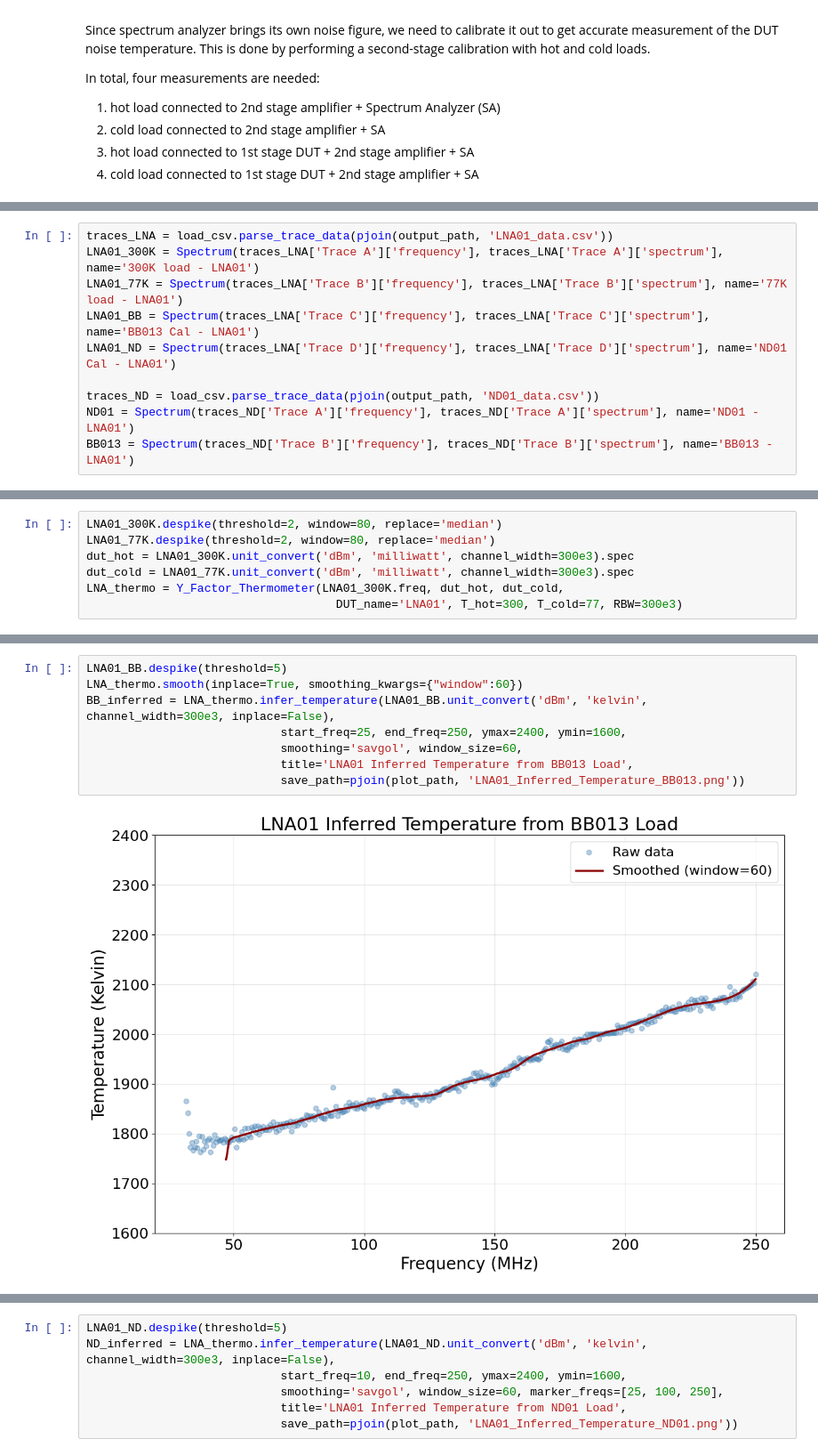
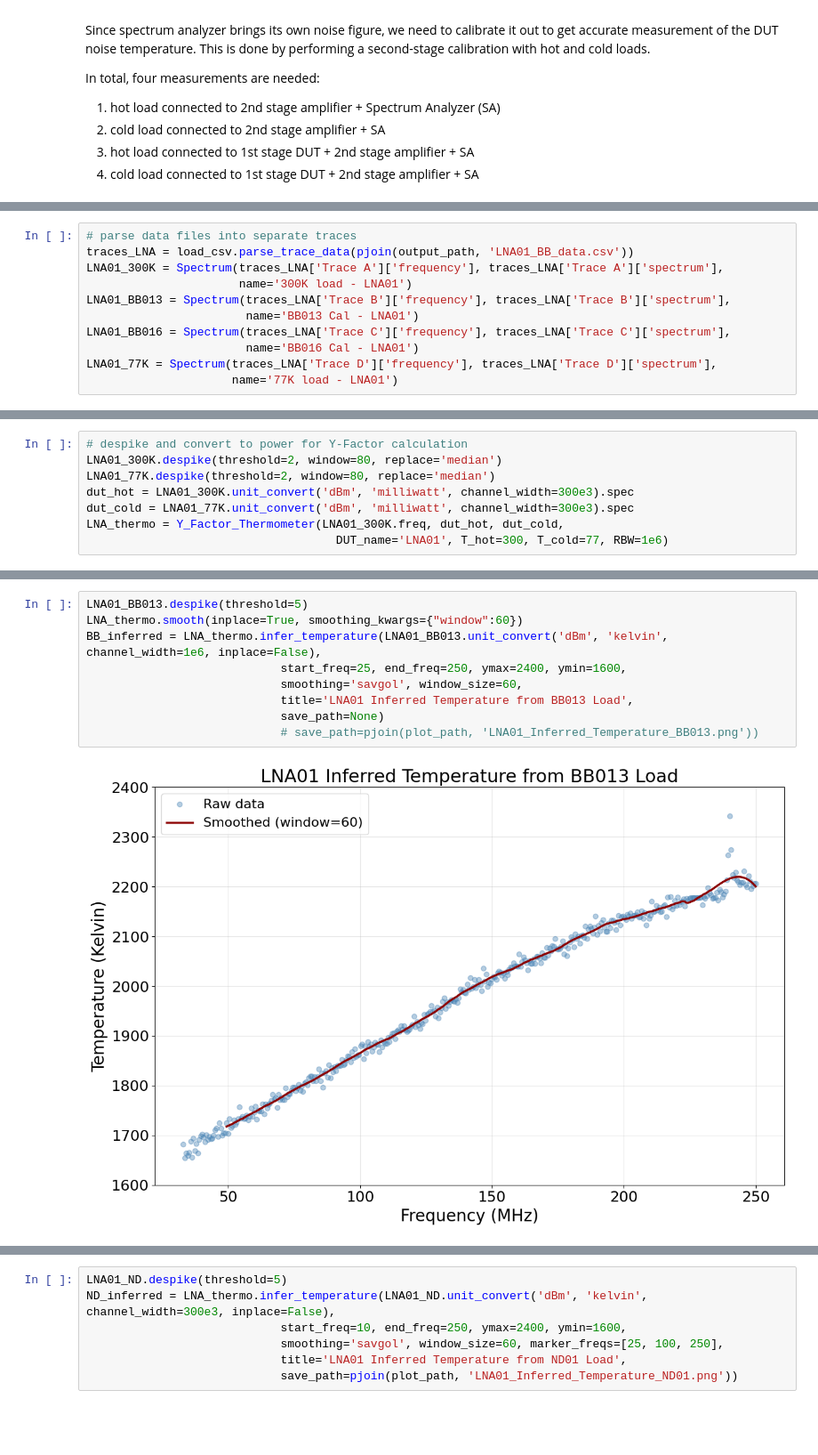
Before and after one commit to alhosani-abdulla/Highz-EXP, a Jupyter notebook: notebooks/Y_factor.ipynb, the cells around one changed output, grey strips where cells are left out. Shown at 89% size. Saved outputs shown, nothing was run; the diff lists cells and outputs as text; blank space fills up the shorter version.

```diff
--- a/notebooks/Y_factor.ipynb
+++ b/notebooks/Y_factor.ipynb
@@ -88,13 +89,14 @@ Split complete:
 # %%
-traces_LNA = load_csv.parse_trace_data(pjoin(output_path, 'LNA01_data.csv'))
-LNA01_300K = Spectrum(traces_LNA['Trace A']['frequency'], traces_LNA['Trace A']['spectrum'], name='300K load - LNA01')
-LNA01_77K = Spectrum(traces_LNA['Trace B']['frequency'], traces_LNA['Trace B']['spectrum'], name='77K load - LNA01')
-LNA01_BB = Spectrum(traces_LNA['Trace C']['frequency'], traces_LNA['Trace C']['spectrum'], name='BB013 Cal - LNA01')
-LNA01_ND = Spectrum(traces_LNA['Trace D']['frequency'], traces_LNA['Trace D']['spectrum'], name='ND01 Cal - LNA01')
-
-traces_ND = load_csv.parse_trace_data(pjoin(output_path, 'ND01_data.csv'))
-ND01 = Spectrum(traces_ND['Trace A']['frequency'], traces_ND['Trace A']['spectrum'], name='ND01 - LNA01')
-BB013 = Spectrum(traces_ND['Trace B']['frequency'], traces_ND['Trace B']['spectrum'], name='BB013 - LNA01')
+# parse data files into separate traces
+traces_LNA = load_csv.parse_trace_data(pjoin(output_path, 'LNA01_BB_data.csv'))
+LNA01_300K = Spectrum(traces_LNA['Trace A']['frequency'], traces_LNA['Trace A']['spectrum'],
+                      name='300K load - LNA01')
+LNA01_BB013 = Spectrum(traces_LNA['Trace B']['frequency'], traces_LNA['Trace B']['spectrum'],
+                       name='BB013 Cal - LNA01')
+LNA01_BB016 = Spectrum(traces_LNA['Trace C']['frequency'], traces_LNA['Trace C']['spectrum'],
+                       name='BB016 Cal - LNA01')
+LNA01_77K = Spectrum(traces_LNA['Trace D']['frequency'], traces_LNA['Trace D']['spectrum'],
+                     name='77K load - LNA01')
 # %% [output]
 Found 4 traces: ['Trace A', 'Trace B', 'Trace C', 'Trace D']
 Column pairs: [(0, 1), (2, 3), (4, 5), (6, 7)]
@@ -136,10 +156,11 @@ plotter.plot_spectrum([LNA01_77K_temp, LNA01_300K_temp], title='LNA01 Load Tempe
 # %%
+# despike and convert to power for Y-Factor calculation
 LNA01_300K.despike(threshold=2, window=80, replace='median')
 LNA01_77K.despike(threshold=2, window=80, replace='median')
 dut_hot = LNA01_300K.unit_convert('dBm', 'milliwatt', channel_width=300e3).spec
 dut_cold = LNA01_77K.unit_convert('dBm', 'milliwatt', channel_width=300e3).spec
 LNA_thermo = Y_Factor_Thermometer(LNA01_300K.freq, dut_hot, dut_cold,
-                                    DUT_name='LNA01', T_hot=300, T_cold=77, RBW=300e3)
+                                    DUT_name='LNA01', T_hot=300, T_cold=77, RBW=1e6)
 # %%
 LNA_thermo.plot_gain(title='LNA01 Gain vs Frequency', ylabel='Gain (dB)', ymax=16,
                      start_freq=25,
@@ -159,10 +180,11 @@ LNA_thermo.plot_temps(LNA_thermo.f/1e6, [LNA_thermo.T_sys], labels=['LNA01 T_sys
 # %%
-LNA01_BB.despike(threshold=5)
+LNA01_BB013.despike(threshold=5)
 LNA_thermo.smooth(inplace=True, smoothing_kwargs={"window":60})
-BB_inferred = LNA_thermo.infer_temperature(LNA01_BB.unit_convert('dBm', 'kelvin', channel_width=300e3, inplace=False),
+BB_inferred = LNA_thermo.infer_temperature(LNA01_BB013.unit_convert('dBm', 'kelvin', channel_width=1e6, inplace=False),
                             start_freq=25, end_freq=250, ymax=2400, ymin=1600,
                             smoothing='savgol', window_size=60,
                             title='LNA01 Inferred Temperature from BB013 Load',
-                            save_path=pjoin(plot_path, 'LNA01_Inferred_Temperature_BB013.png'))
+                            save_path=None)
+                            # save_path=pjoin(plot_path, 'LNA01_Inferred_Temperature_BB013.png'))
 # %% [output]
-[figure, old version]
+[figure, new version]
```
Also changed, not shown: parts of 8 cells of this notebook.
